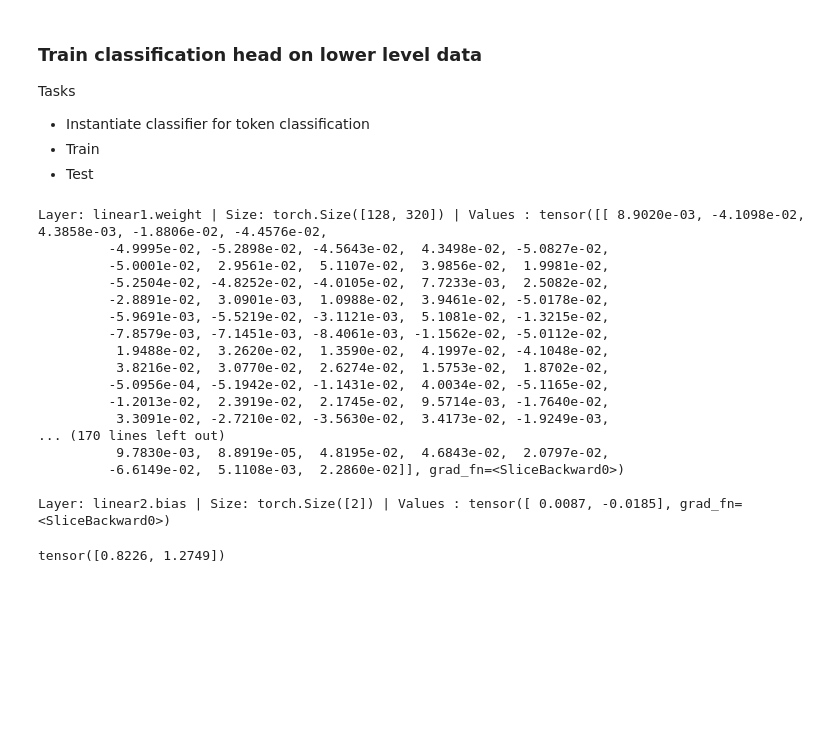
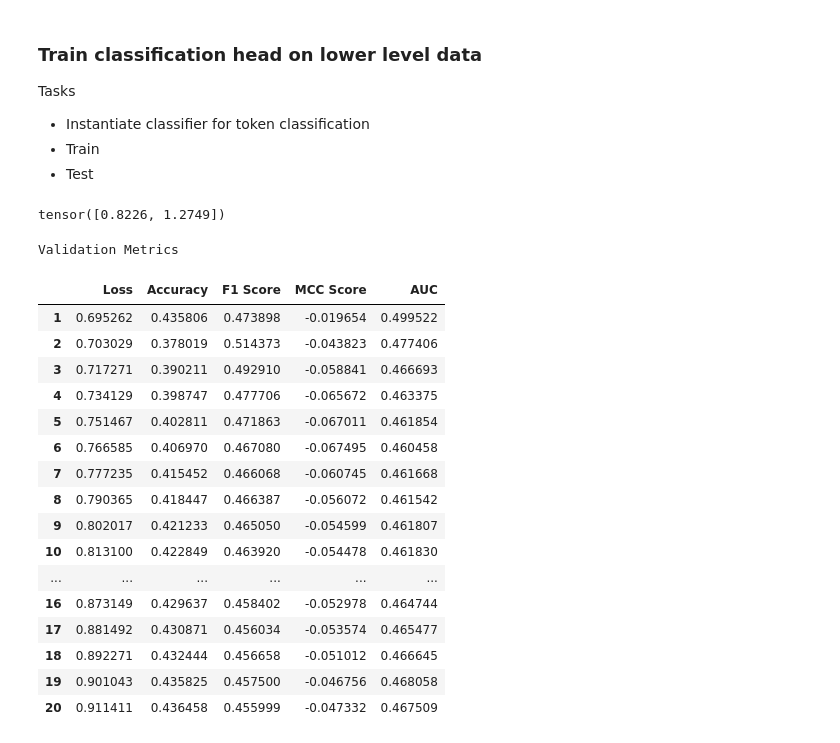
Before and after one commit to harryb257/MScProject, a Jupyter notebook: ESM2 baseline.ipynb, the cells around one changed output. Cells and saved outputs as stored; diff of their text form; code cells hidden in the pictures; blank space fills up the shorter version.

```diff
--- a/ESM2 baseline.ipynb
+++ b/ESM2 baseline.ipynb
@@ -392,7 +379,7 @@ Tasks
 - Train
 - Test
 # %%
-# Create simple 2 layer neural network in PyTorch to return logits per residue representing each class
+# Create simple 2 layer neural network in PyTorch to return logits per residue representing probability of each class
 class PerResidueClassifier(nn.Module):
     def __init__(self, in_features=320, hidden_size=128, out_features=2):
         super().__init__()
@@ -412,26 +399,8 @@ class PerResidueClassifier(nn.Module):
 # Instantiate classifier
 clf = PerResidueClassifier()
 
-for name, param in clf.named_parameters():
-    print(f"Layer: {name} | Size: {param.size()} | Values : {param[:2]} \n")
+# for name, param in clf.named_parameters():
+#     print(f"Layer: {name} | Size: {param.size()} | Values : {param[:2]} \n")
-# %% [output]
-Layer: linear1.weight | Size: torch.Size([128, 320]) | Values : tensor([[ 8.9020e-03, -4.1098e-02,  4.3858e-03, -1.8806e-02, -4.4576e-02,
-         -4.9995e-02, -5.2898e-02, -4.5643e-02,  4.3498e-02, -5.0827e-02,
-         -5.0001e-02,  2.9561e-02,  5.1107e-02,  3.9856e-02,  1.9981e-02,
-         -5.2504e-02, -4.8252e-02, -4.0105e-02,  7.7233e-03,  2.5082e-02,
-         -2.8891e-02,  3.0901e-03,  1.0988e-02,  3.9461e-02, -5.0178e-02,
-         -5.9691e-03, -5.5219e-02, -3.1121e-03,  5.1081e-02, -1.3215e-02,
-         -7.8579e-03, -7.1451e-03, -8.4061e-03, -1.1562e-02, -5.0112e-02,
-          1.9488e-02,  3.2620e-02,  1.3590e-02,  4.1997e-02, -4.1048e-02,
-          3.8216e-02,  3.0770e-02,  2.6274e-02,  1.5753e-02,  1.8702e-02,
-         -5.0956e-04, -5.1942e-02, -1.1431e-02,  4.0034e-02, -5.1165e-02,
-         -1.2013e-02,  2.3919e-02,  2.1745e-02,  9.5714e-03, -1.7640e-02,
-          3.3091e-02, -2.7210e-02, -3.5630e-02,  3.4173e-02, -1.9249e-03,
-... (170 lines left out)
-          9.7830e-03,  8.8919e-05,  4.8195e-02,  4.6843e-02,  2.0797e-02,
-         -6.6149e-02,  5.1108e-03,  2.2860e-02]], grad_fn=<SliceBackward0>)
-
-Layer: linear2.bias | Size: torch.Size([2]) | Values : tensor([ 0.0087, -0.0185], grad_fn=<SliceBackward0>)
 # %%
 # Determine frequency of positive vs negative labels to be used to weight the loss function
 neg_class = len(df_lower_stacked[df_lower_stacked['Class'] == 0])
@@ -619 +588,48 @@ for key, fold in train_loaded.items():
+# %%
+# Convert dictionaries to numpy arrays
+training_loss_array = np.array(list(training_loss_dict.values()))
+val_loss_array = np.array(list(val_loss_dict.values()))
+training_acc_array = np.array(list(acc_dict.values()))
+val_acc_array = np.array(list(val_acc_dict.values()))
+
+f1_val_array = np.array(list(f1_val_dict.values()))
+mcc_val_array = np.array(list(mcc_val_dict.values()))
+roc_auc_val_array = np.array(list(roc_auc_val_dict.values()))
+
+# Average folds over each epoch
+avg_train_loss= np.mean(training_loss_array, axis=0)
+avg_val_loss = np.mean(val_loss_array, axis=0)
+training_avg_acc = np.mean(training_acc_array, axis=0)
+val_avg_acc = np.mean(val_acc_array, axis=0)
+
+avg_f1 = np.mean(f1_val_array, axis=0)
+avg_mcc = np.mean(mcc_val_array, axis=0)
+avg_auc = np.mean(roc_auc_val_array, axis=0)
+
+# Create series for pandas
+epoch_ser = np.arange(1, epochs+1, 1)
+data = {'Loss': avg_val_loss, 'Accuracy':val_avg_acc, 'F1 Score':avg_f1, 'MCC Score':avg_mcc, 'AUC':avg_auc}
+
+print('Validation Metrics')
+results = pd.DataFrame(data, index=epoch_ser)
+results
+# %% [output]
+Validation Metrics
+|  | Loss | Accuracy | F1 Score | MCC Score | AUC |
+| 1 | 0.695262 | 0.435806 | 0.473898 | -0.019654 | 0.499522 |
+| 2 | 0.703029 | 0.378019 | 0.514373 | -0.043823 | 0.477406 |
+| 3 | 0.717271 | 0.390211 | 0.492910 | -0.058841 | 0.466693 |
+| 4 | 0.734129 | 0.398747 | 0.477706 | -0.065672 | 0.463375 |
+| 5 | 0.751467 | 0.402811 | 0.471863 | -0.067011 | 0.461854 |
+| 6 | 0.766585 | 0.406970 | 0.467080 | -0.067495 | 0.460458 |
+| 7 | 0.777235 | 0.415452 | 0.466068 | -0.060745 | 0.461668 |
+| 8 | 0.790365 | 0.418447 | 0.466387 | -0.056072 | 0.461542 |
+| 9 | 0.802017 | 0.421233 | 0.465050 | -0.054599 | 0.461807 |
+| 10 | 0.813100 | 0.422849 | 0.463920 | -0.054478 | 0.461830 |
+| ... | ... | ... | ... | ... | ... |
+| 16 | 0.873149 | 0.429637 | 0.458402 | -0.052978 | 0.464744 |
+| 17 | 0.881492 | 0.430871 | 0.456034 | -0.053574 | 0.465477 |
+| 18 | 0.892271 | 0.432444 | 0.456658 | -0.051012 | 0.466645 |
+| 19 | 0.901043 | 0.435825 | 0.457500 | -0.046756 | 0.468058 |
+| 20 | 0.911411 | 0.436458 | 0.455999 | -0.047332 | 0.467509 |
 # %%
```
Also changed, not shown: parts of 11 cells of this notebook.
